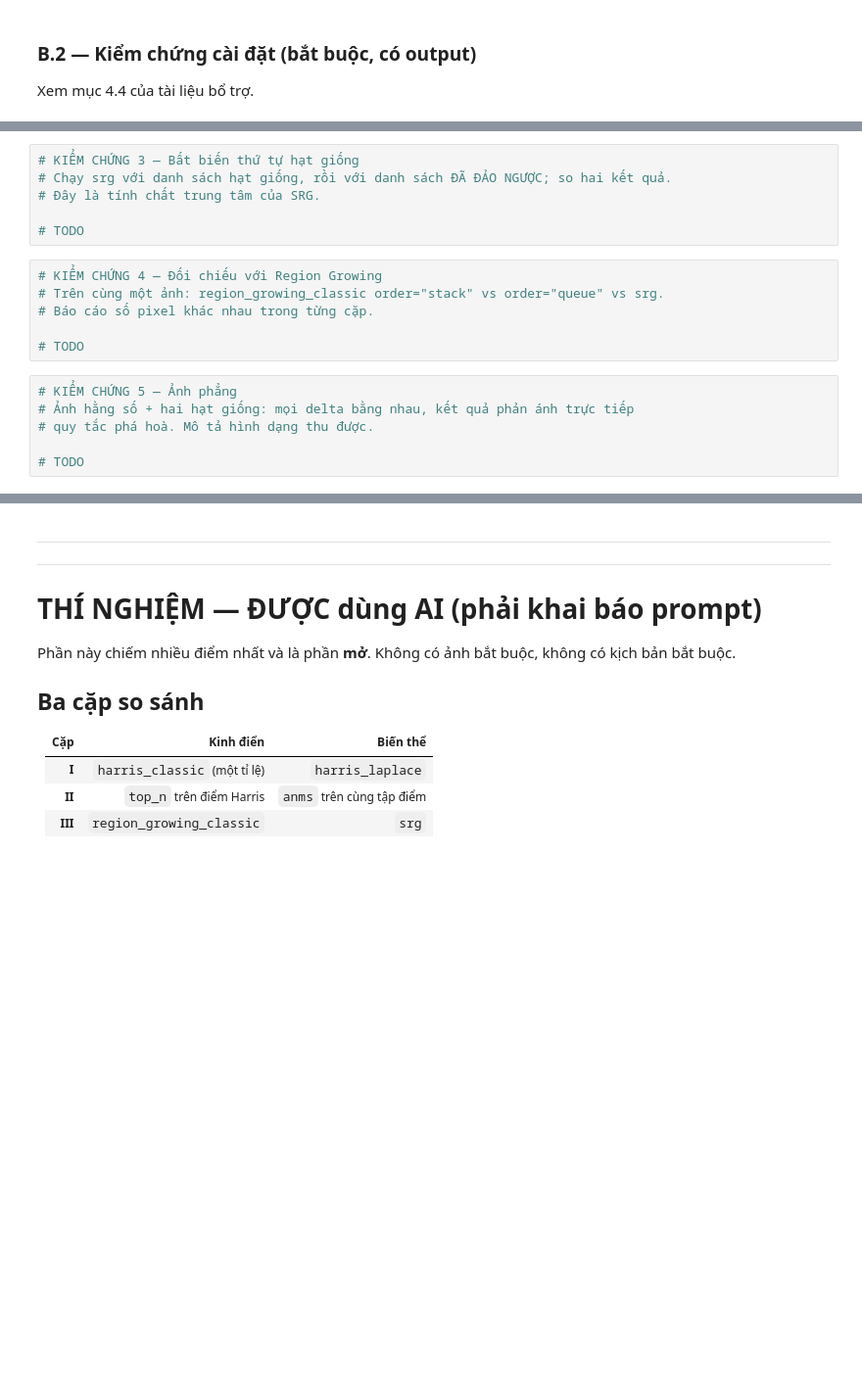
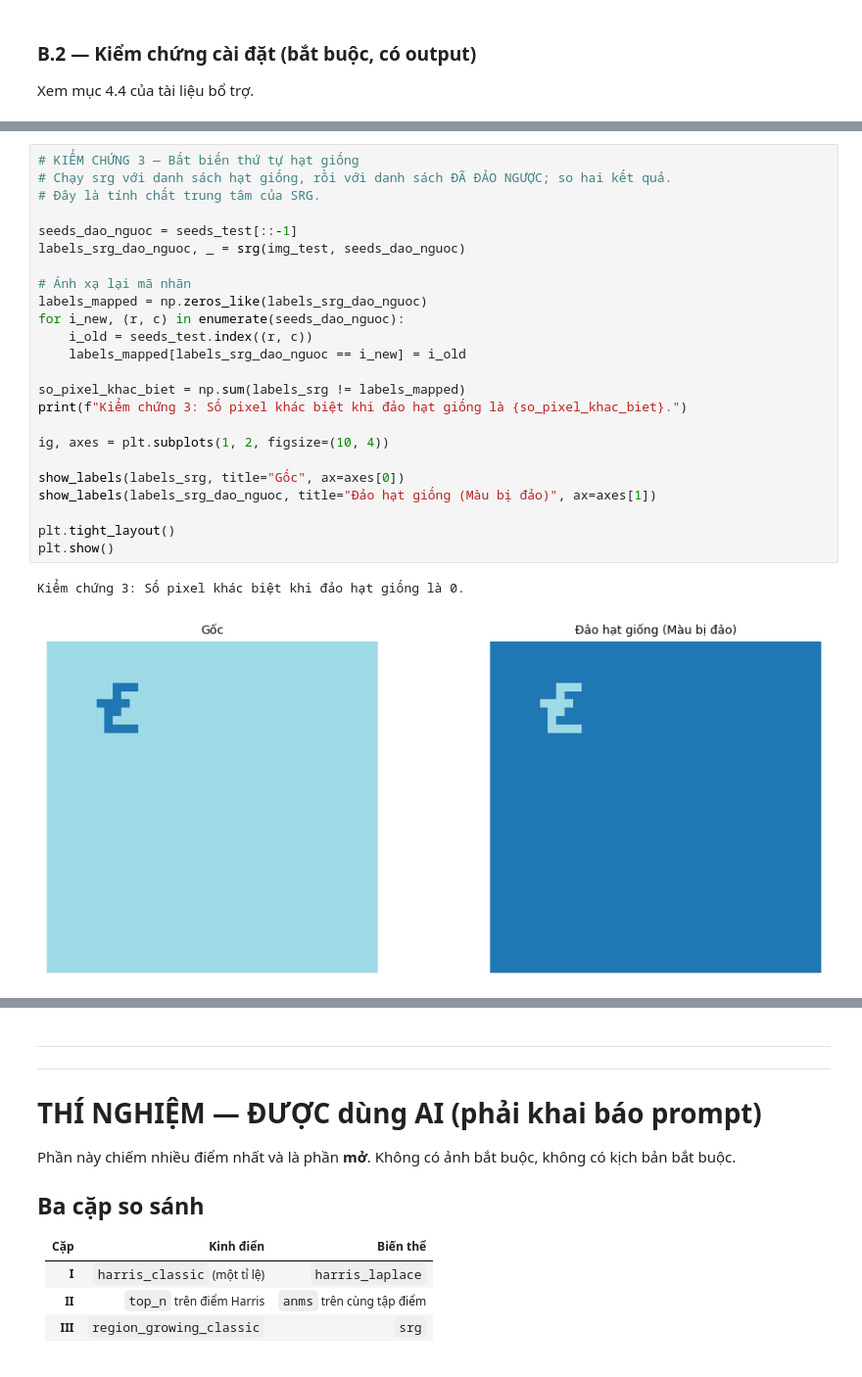
Before and after one commit to lequangmy5522/XLA-TGMT, a Jupyter notebook: bt2_khung.ipynb, the cells around one changed output, grey strips where cells are left out. Shown at 98% size. Saved outputs shown, nothing was run; the diff lists cells and outputs as text; blank space fills up the shorter version.

```diff
--- a/bt2_khung.ipynb
+++ b/bt2_khung.ipynb
@@ -699,18 +717,27 @@ Kiểm chứng 1: Thành công. Mọi pixel đều đã được gán nhãn (lab
 # %%
 # KIỂM CHỨNG 3 — Bất biến thứ tự hạt giống
 # Chạy srg với danh sách hạt giống, rồi với danh sách ĐÃ ĐẢO NGƯỢC; so hai kết quả.
 # Đây là tính chất trung tâm của SRG.
 
-# TODO
+seeds_dao_nguoc = seeds_test[::-1]
+labels_srg_dao_nguoc, _ = srg(img_test, seeds_dao_nguoc)
+
+# Ánh xạ lại mã nhãn
+labels_mapped = np.zeros_like(labels_srg_dao_nguoc)
+for i_new, (r, c) in enumerate(seeds_dao_nguoc):
+    i_old = seeds_test.index((r, c))
+    labels_mapped[labels_srg_dao_nguoc == i_new] = i_old
+
+so_pixel_khac_biet = np.sum(labels_srg != labels_mapped)
+print(f"Kiểm chứng 3: Số pixel khác biệt khi đảo hạt giống là {so_pixel_khac_biet}.")
+
+ig, axes = plt.subplots(1, 2, figsize=(10, 4))
+
+show_labels(labels_srg, title="Gốc", ax=axes[0])
+show_labels(labels_srg_dao_nguoc, title="Đảo hạt giống (Màu bị đảo)", ax=axes[1])
+
+plt.tight_layout()
+plt.show()
+# %% [output]
+Kiểm chứng 3: Số pixel khác biệt khi đảo hạt giống là 0.
+[figure, added]
-# %%
-# KIỂM CHỨNG 4 — Đối chiếu với Region Growing
-# Trên cùng một ảnh: region_growing_classic order="stack" vs order="queue" vs srg.
-# Báo cáo số pixel khác nhau trong từng cặp.
-
-# TODO
-# %%
-# KIỂM CHỨNG 5 — Ảnh phẳng
-# Ảnh hằng số + hai hạt giống: mọi delta bằng nhau, kết quả phản ánh trực tiếp
-# quy tắc phá hoà. Mô tả hình dạng thu được.
-
-# TODO
```
Also changed, not shown: parts of 6 cells of this notebook.
